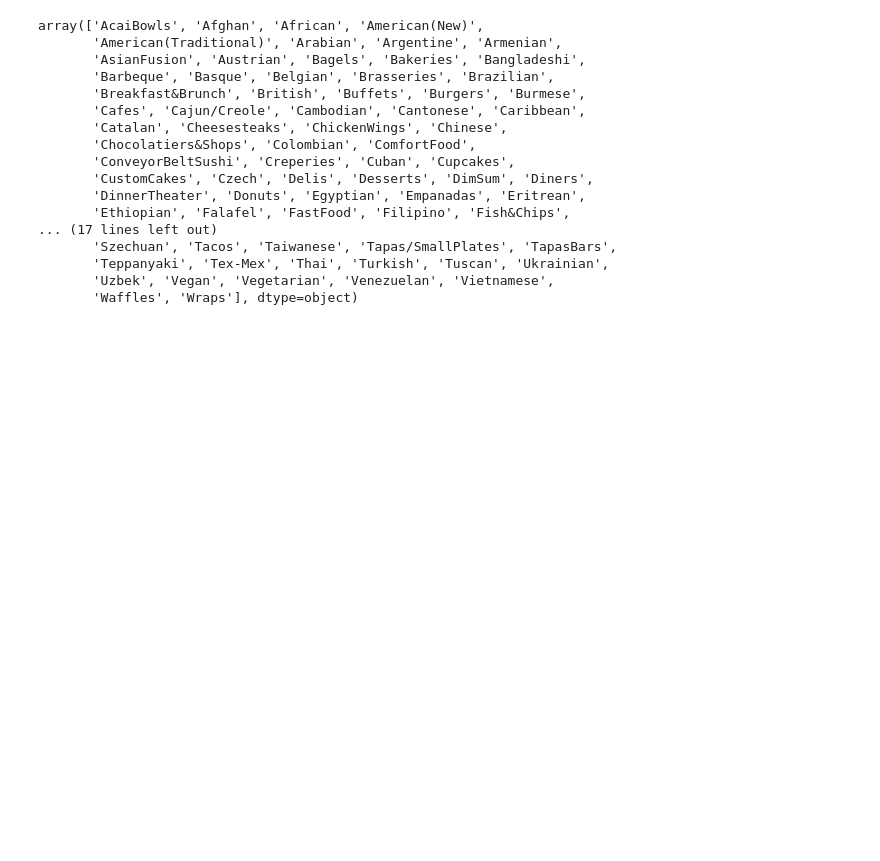
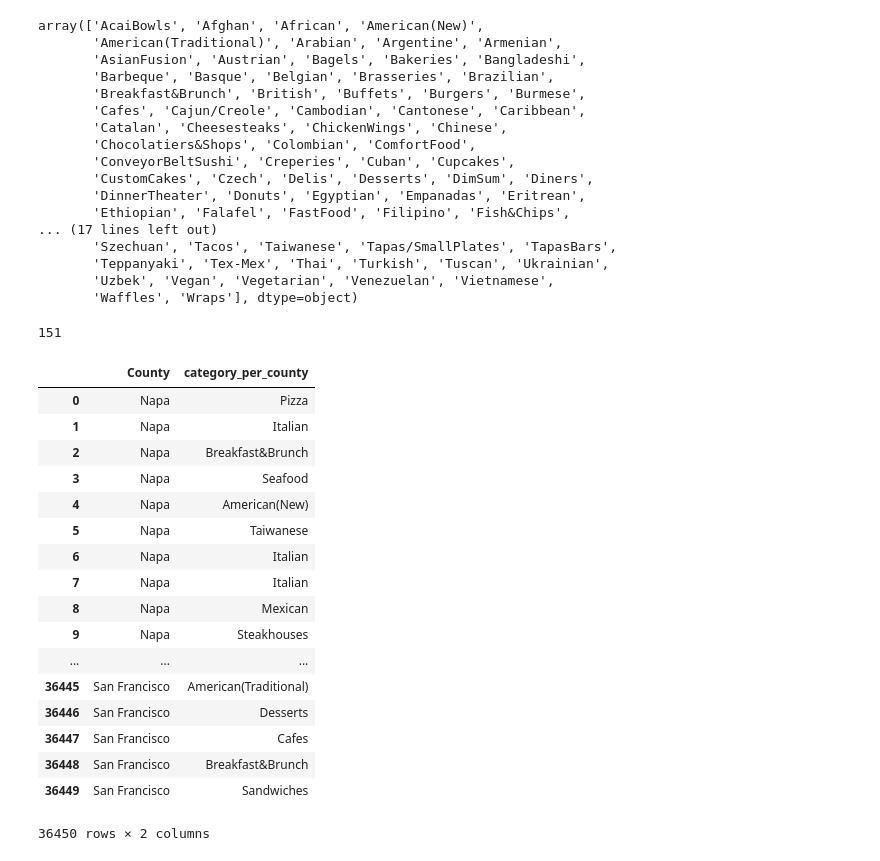
Before and after one commit to lquasem/Project-1, a Jupyter notebook: testing and analysis 7.10.2019.ipynb, the cells around one changed output. Saved outputs shown, nothing was run; the diff lists cells and outputs as text; code cells hidden in the pictures; blank space fills up the shorter version.

```diff
--- a/testing and analysis 7.10.2019.ipynb
+++ b/testing and analysis 7.10.2019.ipynb
@@ -1363,0 +1387,4 @@ array(['AcaiBowls', 'Afghan', 'African', 'American(New)',
+# %%
+all_cats_per_count_messy["category_per_county"].sort_values(ascending=True).nunique()
+# %% [output]
+151
@@ -1363,0 +1436,25 @@ array(['AcaiBowls', 'Afghan', 'African', 'American(New)',
+# %%
+#reload file to work the data
+full_cat = pd.read_csv("Resources/unique_categories_by_county.csv", encoding = "ISO-8859-1", low_memory=False)
+full_cat = full_cat.drop(['Unnamed: 0'], axis=1)
+
+full_cat
+# %% [output]
+|  | County | category_per_county |
+| 0 | Napa | Pizza |
+| 1 | Napa | Italian |
+| 2 | Napa | Breakfast&Brunch |
+| 3 | Napa | Seafood |
+| 4 | Napa | American(New) |
+| 5 | Napa | Taiwanese |
+| 6 | Napa | Italian |
+| 7 | Napa | Italian |
+| 8 | Napa | Mexican |
+| 9 | Napa | Steakhouses |
+| ... | ... | ... |
+| 36445 | San Francisco | American(Traditional) |
+| 36446 | San Francisco | Desserts |
+| 36447 | San Francisco | Cafes |
+| 36448 | San Francisco | Breakfast&Brunch |
+| 36449 | San Francisco | Sandwiches |
+36450 rows × 2 columns
```
Also changed, not shown: parts of 37 cells of this notebook.
